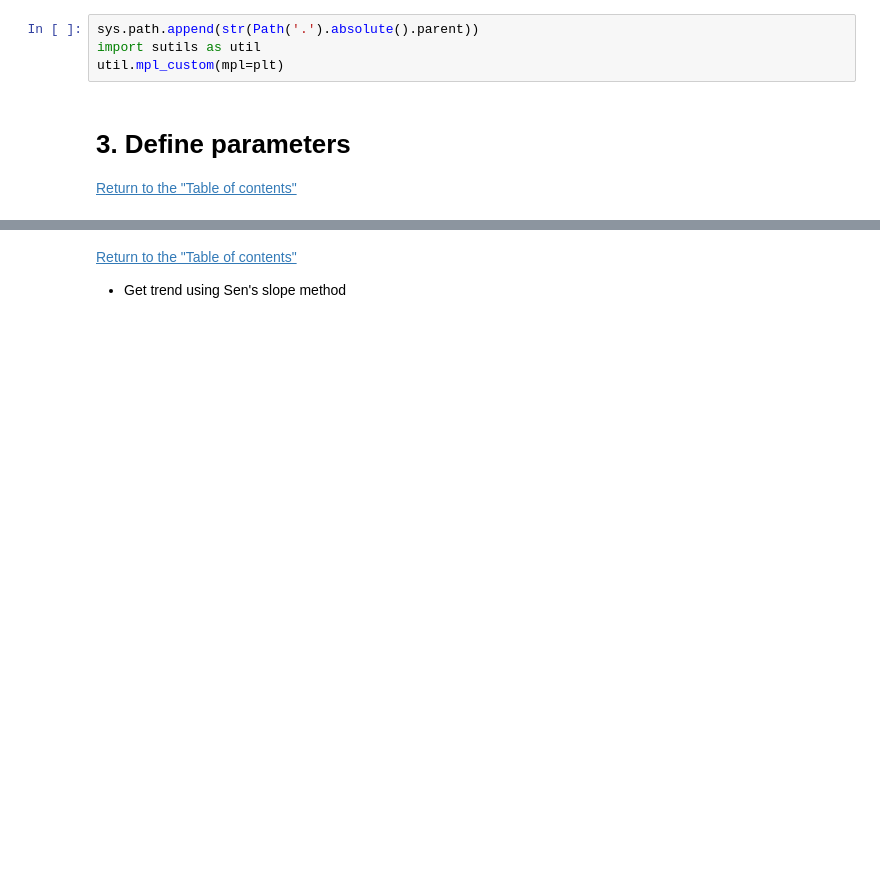
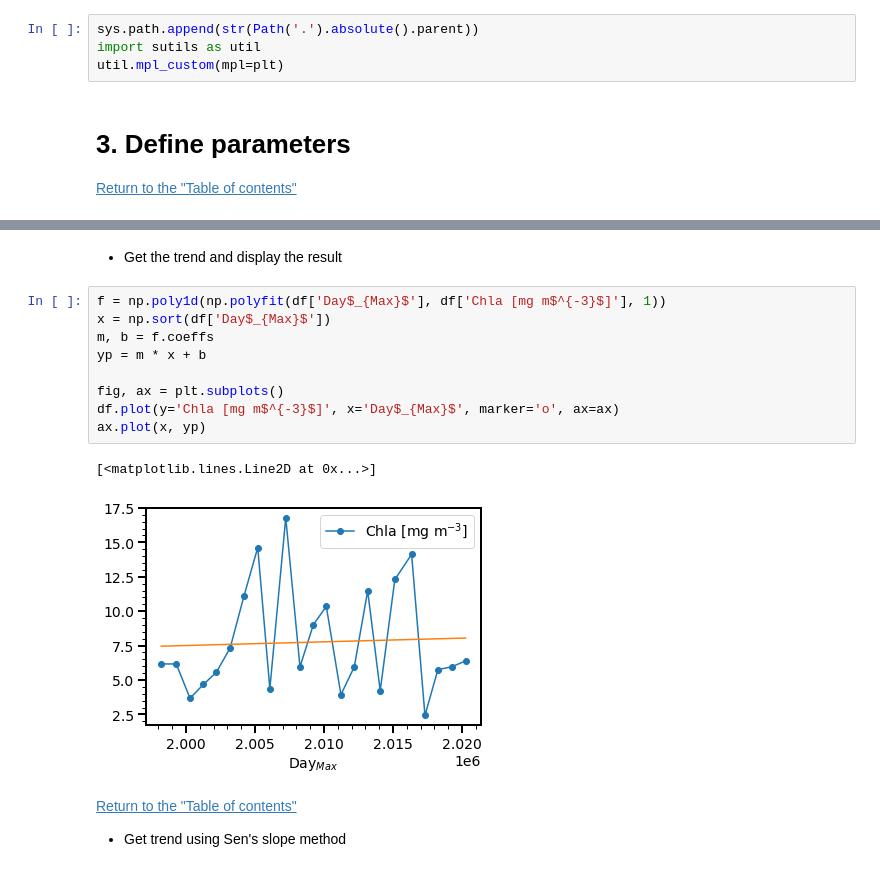
Before and after one commit to npec/5th-NOWPAP-Training-Course-on-Remote-Sensing-Data-Analysis, a Jupyter notebook: 03.Time-series-analysis/3.3.time-series-analysis_trend-detection.ipynb, the cells around one changed output, grey strips where cells are left out. Drawn from its saved outputs; the diff is of its cells as text; blank space fills up the shorter version.

```diff
--- a/03.Time-series-analysis/3.3.time-series-analysis_trend-detection.ipynb
+++ b/03.Time-series-analysis/3.3.time-series-analysis_trend-detection.ipynb
@@ -82,3 +82,17 @@ util.add2map(file=INPUT_FILES[0], point=point, ax=ax[1])
+# %% [markdown]
+- Get the trend and display the result
+# %%
+f = np.poly1d(np.polyfit(df['Day$_{Max}$'], df['Chla [mg m$^{-3}$]'], 1))
+x = np.sort(df['Day$_{Max}$'])
+m, b = f.coeffs
+yp = m * x + b
+
+fig, ax = plt.subplots()
+df.plot(y='Chla [mg m$^{-3}$]', x='Day$_{Max}$', marker='o', ax=ax)
+ax.plot(x, yp)
+# %% [output]
+[<matplotlib.lines.Line2D at 0x...>]
+[figure, added]
 # %% [markdown]
 [Return to the "Table of contents"](#Table-of-contents)
 - Get trend using Sen's slope method
```
Also changed, not shown: parts of 7 cells of this notebook, 3 other files.
